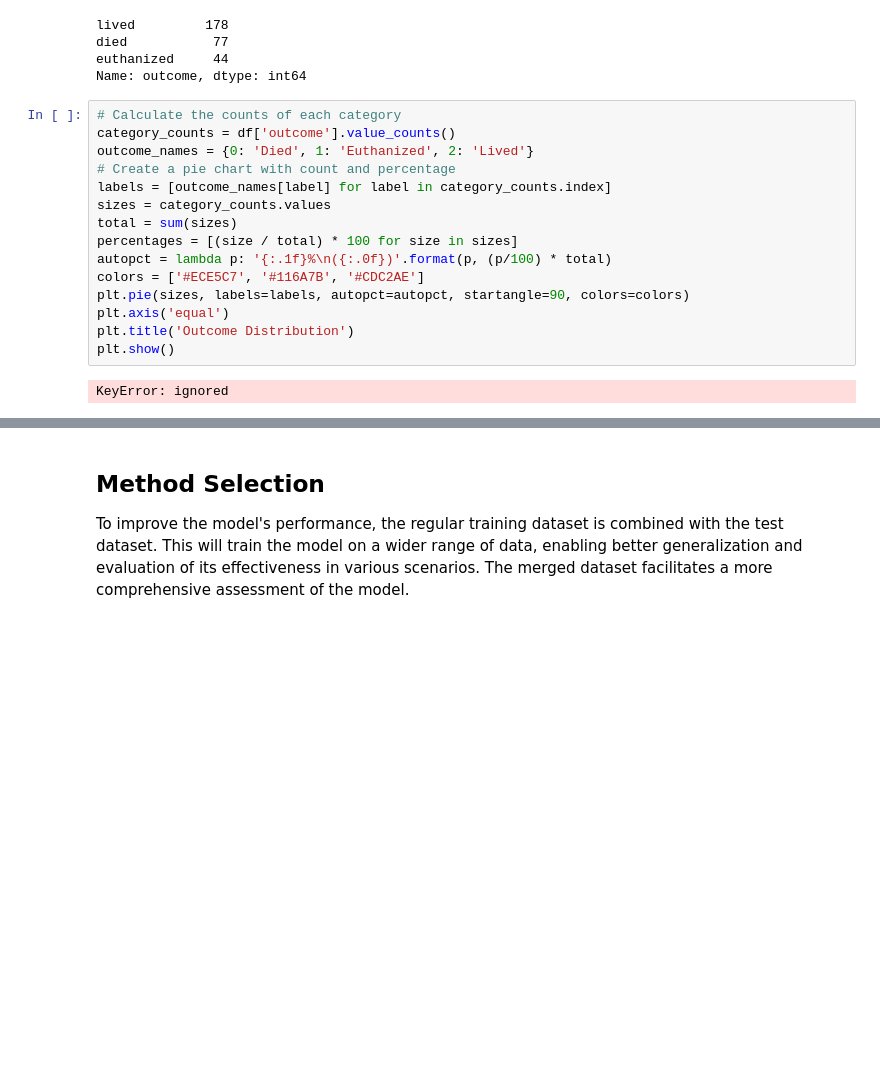
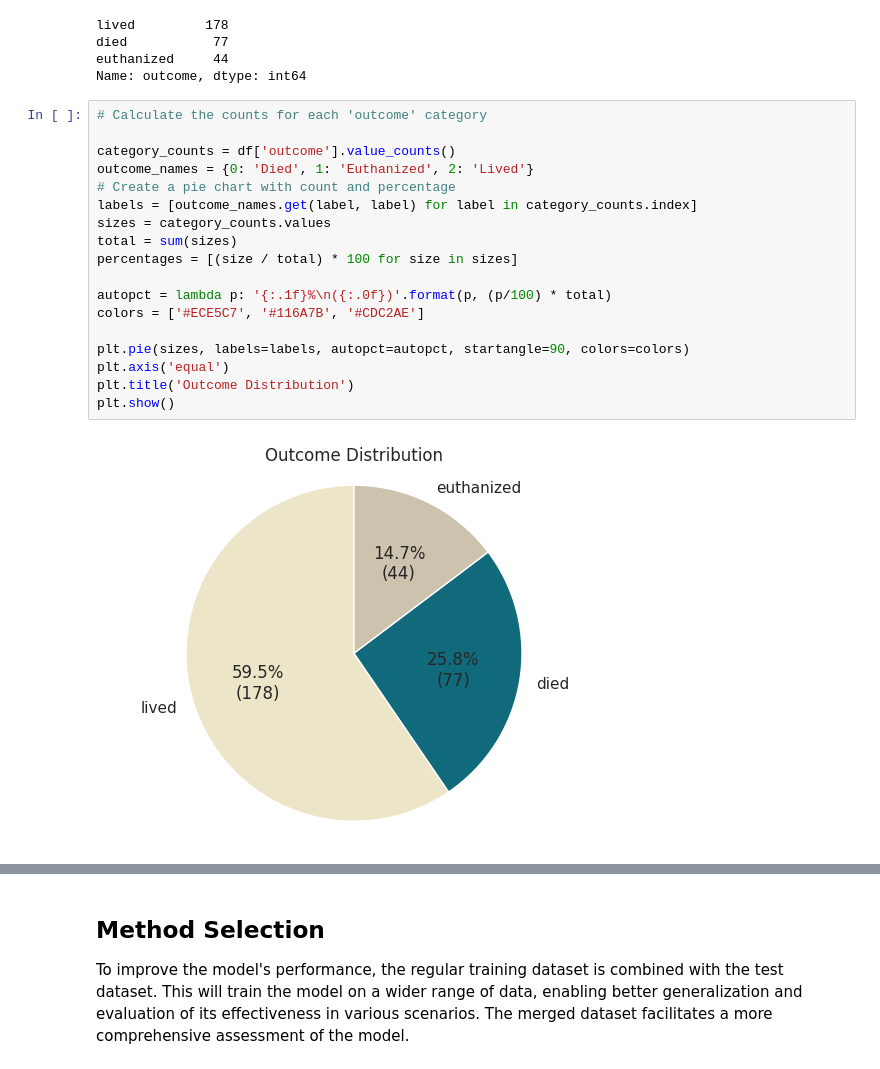
Before and after one commit to d-o-e/CST-383-Project, a Jupyter notebook: horse_colic_project.ipynb, the cells around one changed output, grey strips where cells are left out. Cells and saved outputs as stored; diff of their text form; blank space fills up the shorter version.

```diff
--- a/horse_colic_project.ipynb
+++ b/horse_colic_project.ipynb
@@ -341,22 +341,25 @@ died           77
 euthanized     44
 Name: outcome, dtype: int64
 # %%
-# Calculate the counts of each category
+# Calculate the counts for each 'outcome' category
+
 category_counts = df['outcome'].value_counts()
 outcome_names = {0: 'Died', 1: 'Euthanized', 2: 'Lived'}
 # Create a pie chart with count and percentage
-labels = [outcome_names[label] for label in category_counts.index]
+labels = [outcome_names.get(label, label) for label in category_counts.index]
 sizes = category_counts.values
 total = sum(sizes)
 percentages = [(size / total) * 100 for size in sizes]
+
 autopct = lambda p: '{:.1f}%\n({:.0f})'.format(p, (p/100) * total)
 colors = ['#ECE5C7', '#116A7B', '#CDC2AE']
+
 plt.pie(sizes, labels=labels, autopct=autopct, startangle=90, colors=colors)
 plt.axis('equal')
 plt.title('Outcome Distribution')
 plt.show()
 # %% [output]
-KeyError: ignored
+[figure, added]
 # %%
 # Figure showing that horses exhibiting the highest symptoms of extreme pain, severe pain, and depression ultimately died.
 sns.set(style="whitegrid", font_scale=1.2)
```
Also changed, not shown: parts of 17 cells of this notebook, 1 other file.
